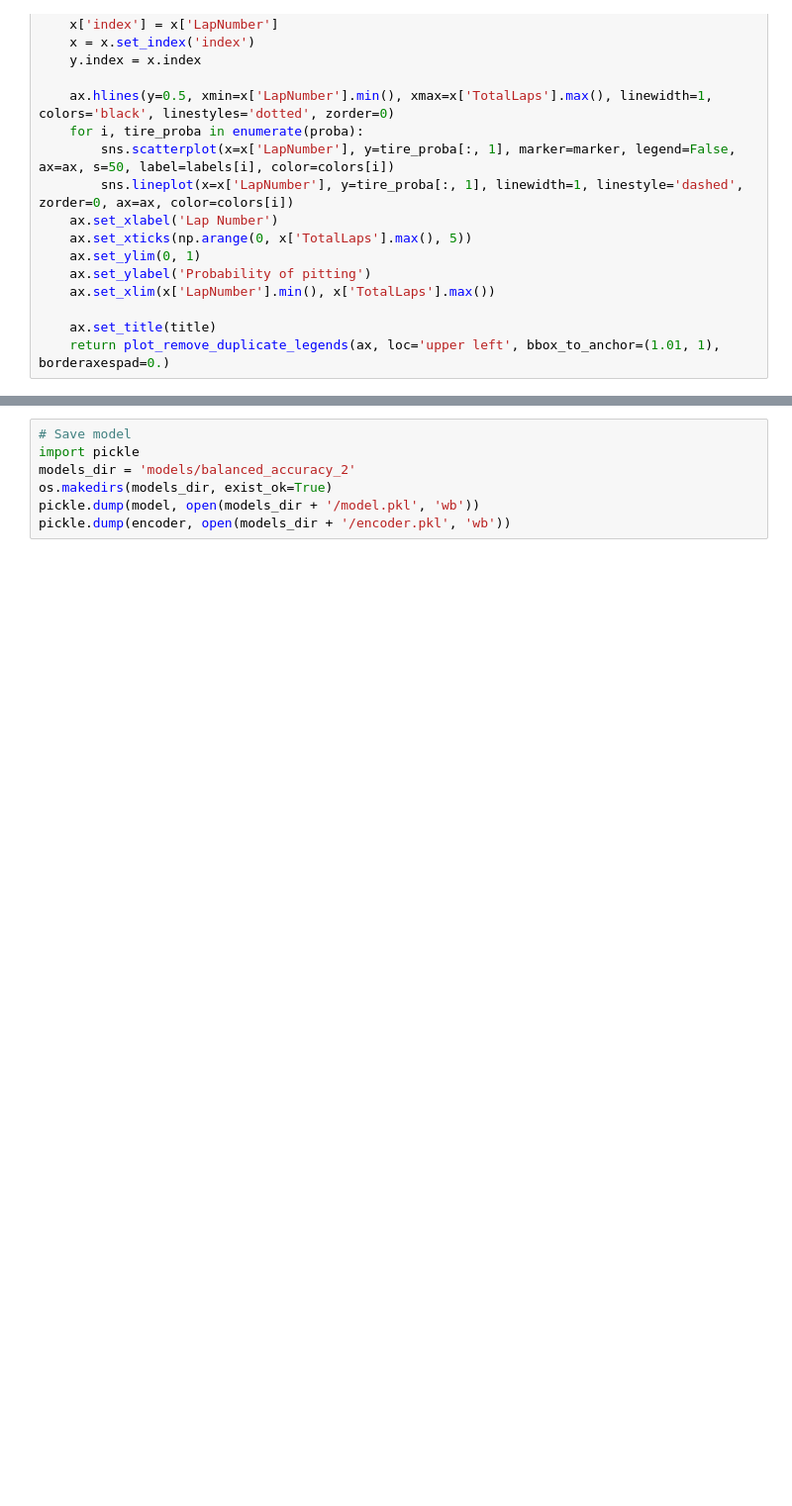
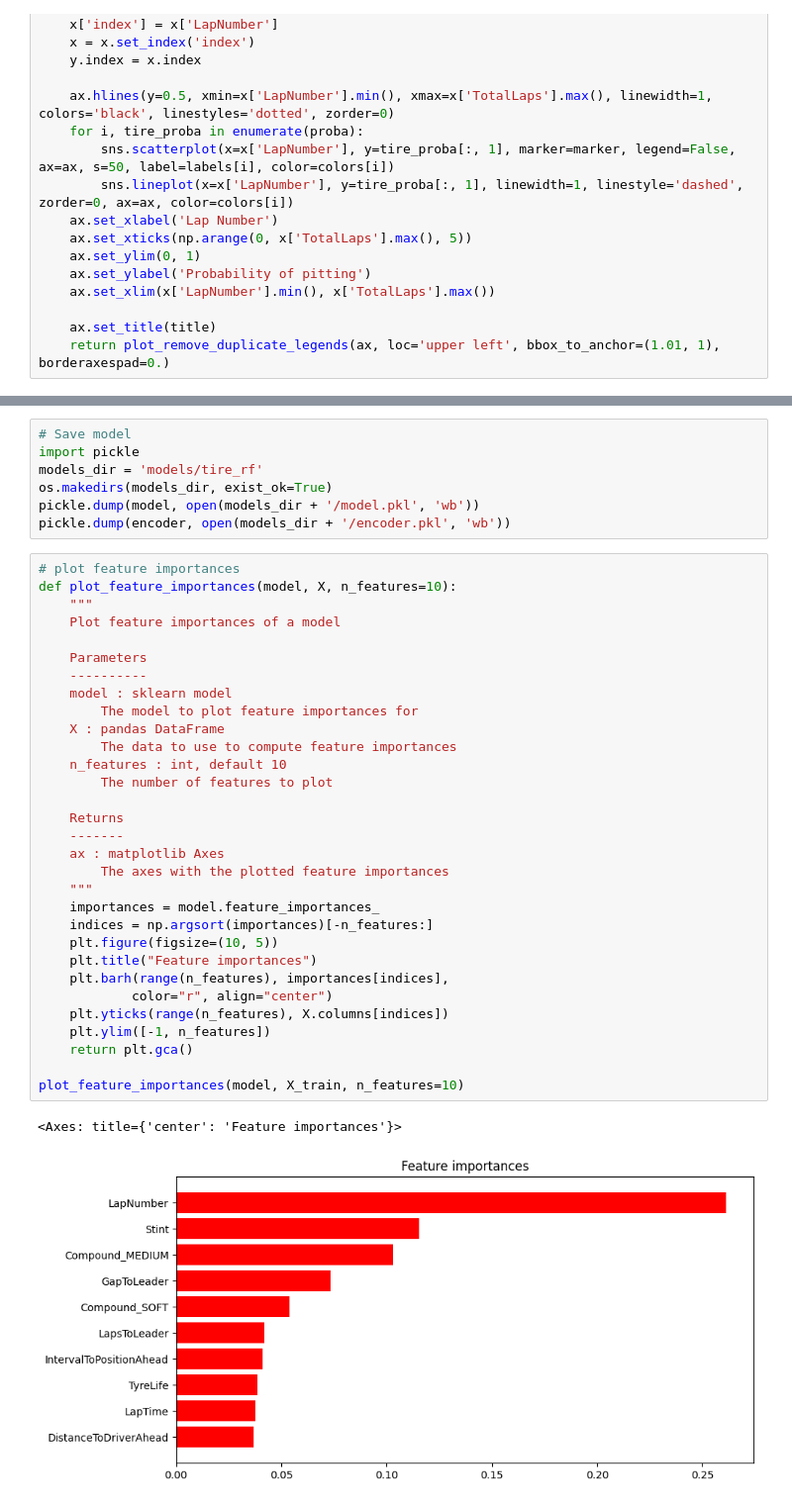
Before and after one commit to Nelson-Jnrnd/f1-pit-predictor-dataset, a Jupyter notebook: model_training_tire.ipynb, the cells around one changed output, grey strips where cells are left out. Shown at 99% size. Cells and saved outputs as stored; diff of their text form; blank space fills up the shorter version.

```diff
--- a/model_training_tire.ipynb
+++ b/model_training_tire.ipynb
@@ -197,7 +223,41 @@ plot_tyres(x, ax)
 # %%
 # Save model
 import pickle
-models_dir = 'models/balanced_accuracy_2'
+models_dir = 'models/tire_rf'
 os.makedirs(models_dir, exist_ok=True)
 pickle.dump(model, open(models_dir + '/model.pkl', 'wb'))
 pickle.dump(encoder, open(models_dir + '/encoder.pkl', 'wb'))
+# %%
+# plot feature importances
+def plot_feature_importances(model, X, n_features=10):
+    """
+    Plot feature importances of a model
+
+    Parameters
+    ----------
+    model : sklearn model
+        The model to plot feature importances for
+    X : pandas DataFrame
+        The data to use to compute feature importances
+    n_features : int, default 10
+        The number of features to plot
+
+    Returns
+    -------
+    ax : matplotlib Axes
+        The axes with the plotted feature importances
+    """
+    importances = model.feature_importances_
+    indices = np.argsort(importances)[-n_features:]
+    plt.figure(figsize=(10, 5))
+    plt.title("Feature importances")
+    plt.barh(range(n_features), importances[indices],
+            color="r", align="center")
+    plt.yticks(range(n_features), X.columns[indices])
+    plt.ylim([-1, n_features])
+    return plt.gca()
+
+plot_feature_importances(model, X_train, n_features=10)
+# %% [output]
+<Axes: title={'center': 'Feature importances'}>
+[figure, added]
```
Also changed, not shown: parts of 6 cells of this notebook, 3 other files.
